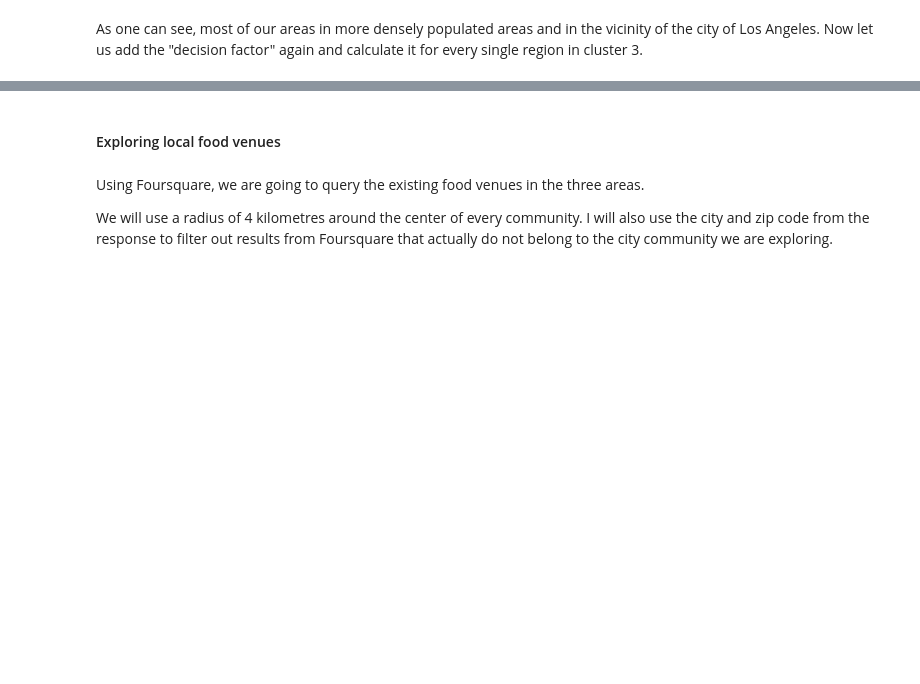
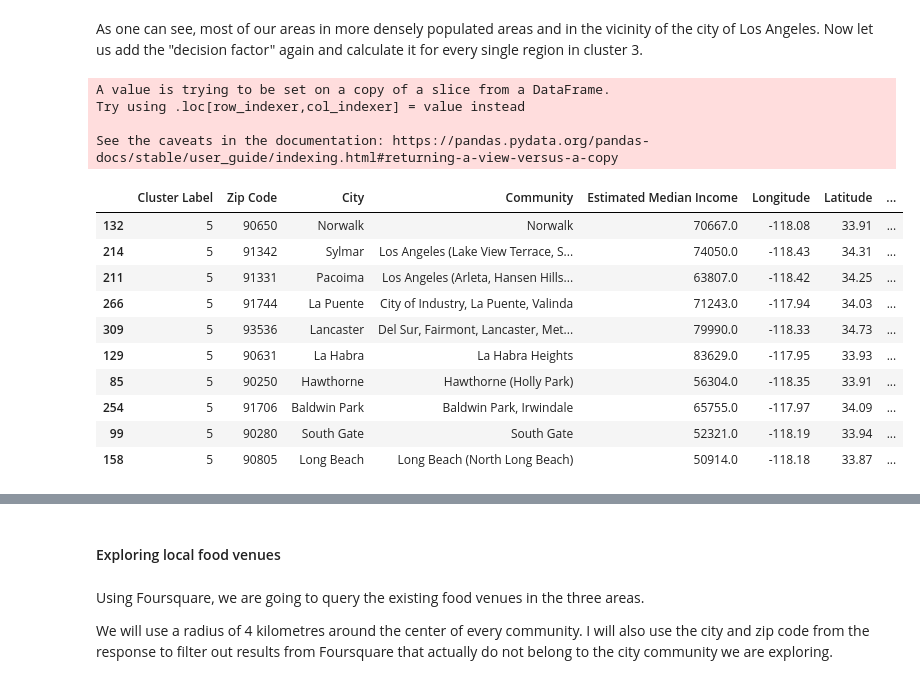
Before and after one commit to Elydora/DataScienceBlog, a Jupyter notebook: _notebooks/2021-06-24-capstone-project.ipynb, the cells around one changed output, grey strips where cells are left out. Drawn from its saved outputs; the diff is of its cells as text; code cells hidden in the pictures; blank space fills up the shorter version.

```diff
--- a/_notebooks/2021-06-24-capstone-project.ipynb
+++ b/_notebooks/2021-06-24-capstone-project.ipynb
@@ -474,7 +477,7 @@ import folium
 import numpy as np
 # create map
 map_clusters = folium.Map(location=[latitude, longitude], zoom_start=11)
-cluster3 = final_ds.loc[final_ds['Cluster Label'] == 3]
+cluster5 = final_ds.loc[final_ds['Cluster Label'] == 5]
 # set color scheme for the clusters, 6 is our number of clusters
 x = np.arange(6)
 ys = [i + x + (i*x)**2 for i in range(6)]
@@ -482,18 +485,18 @@ colors_array = cm.rainbow(np.linspace(0, 1, len(ys)))
 rainbow = [colors.rgb2hex(i) for i in colors_array]
 # add markers to the map
 markers_colors = []
-for lat, lon, poi, cluster in zip(cluster3['Latitude'],
-                                  cluster3['Longitude'],
-                                  cluster3['Zip Code'],
-                                  cluster3['Cluster Label']):
+for lat, lon, poi, cluster in zip(cluster5['Latitude'],
+                                  cluster5['Longitude'],
+                                  cluster5['Zip Code'],
+                                  cluster5['Cluster Label']):
     label = folium.Popup(str(poi) + ' Cluster ' + str(cluster), parse_html=True)
     folium.CircleMarker(
         [lat, lon],
         radius=5,
         popup=label,
-        color=rainbow[cluster-1],
+        color=rainbow[cluster],
         fill=True,
-        fill_color=rainbow[cluster-1],
+        fill_color=rainbow[cluster],
         fill_opacity=0.7).add_to(map_clusters)
 
-map_clusters
+#map_clusters
@@ -503,10 +513,26 @@ As one can see, most of our areas in more densely populated areas and in the
 Now let us add the "decision factor" again and calculate it for every single
  region in cluster 3.
 # %%
-cluster3['Decision Factor'] = ( ( cluster3['Total Population'] * 1.2 ) *
-                                  cluster3['Estimated Median Income']) / 100000
-cluster3_r = cluster3.round(2)
-cluster3_sorted = cluster3_r.sort_values(by='Decision Factor', ascending=False)
-cluster3_sorted.head(10)
+cluster5['Decision Factor'] = ( ( cluster5['Total Population'] * 1.2 ) *
+                                  cluster5['Estimated Median Income']) / 100000
+cluster5_r = cluster5.round(2)
+cluster5_sorted = cluster5_r.sort_values(by='Decision Factor', ascending=False)
+cluster5_sorted.head(10)
+# %% [output]
+A value is trying to be set on a copy of a slice from a DataFrame.
+Try using .loc[row_indexer,col_indexer] = value instead
+
+See the caveats in the documentation: https://pandas.pydata.org/pandas-docs/stable/user_guide/indexing.html#returning-a-view-versus-a-copy
+|  | Cluster Label | Zip Code | City | Community | Estimated Median Income | Longitude | Latitude | ... |
+| 132 | 5 | 90650 | Norwalk | Norwalk | 70667.0 | -118.08 | 33.91 | ... |
+| 214 | 5 | 91342 | Sylmar | Los Angeles (Lake View Terrace, S... | 74050.0 | -118.43 | 34.31 | ... |
+| 211 | 5 | 91331 | Pacoima | Los Angeles (Arleta, Hansen Hills... | 63807.0 | -118.42 | 34.25 | ... |
+| 266 | 5 | 91744 | La Puente | City of Industry, La Puente, Valinda | 71243.0 | -117.94 | 34.03 | ... |
+| 309 | 5 | 93536 | Lancaster | Del Sur, Fairmont, Lancaster, Met... | 79990.0 | -118.33 | 34.73 | ... |
+| 129 | 5 | 90631 | La Habra | La Habra Heights | 83629.0 | -117.95 | 33.93 | ... |
+| 85 | 5 | 90250 | Hawthorne | Hawthorne (Holly Park) | 56304.0 | -118.35 | 33.91 | ... |
+| 254 | 5 | 91706 | Baldwin Park | Baldwin Park, Irwindale | 65755.0 | -117.97 | 34.09 | ... |
+| 99 | 5 | 90280 | South Gate | South Gate | 52321.0 | -118.19 | 33.94 | ... |
+| 158 | 5 | 90805 | Long Beach | Long Beach (North Long Beach) | 50914.0 | -118.18 | 33.87 | ... |
 # %%
 # draw the top 5 areas according to income and population
```
Also changed, not shown: parts of 18 cells of this notebook, 6 other files.
